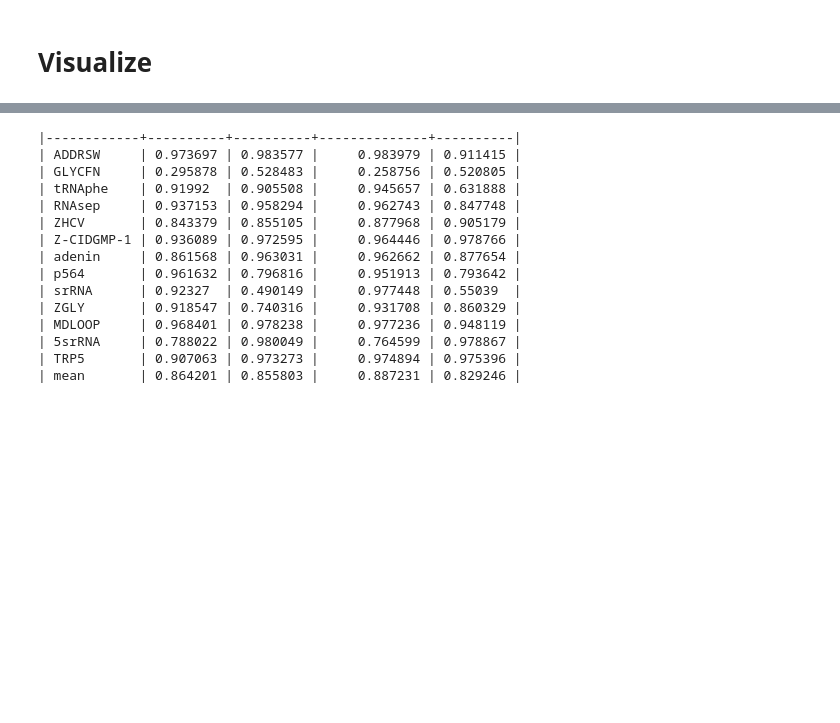
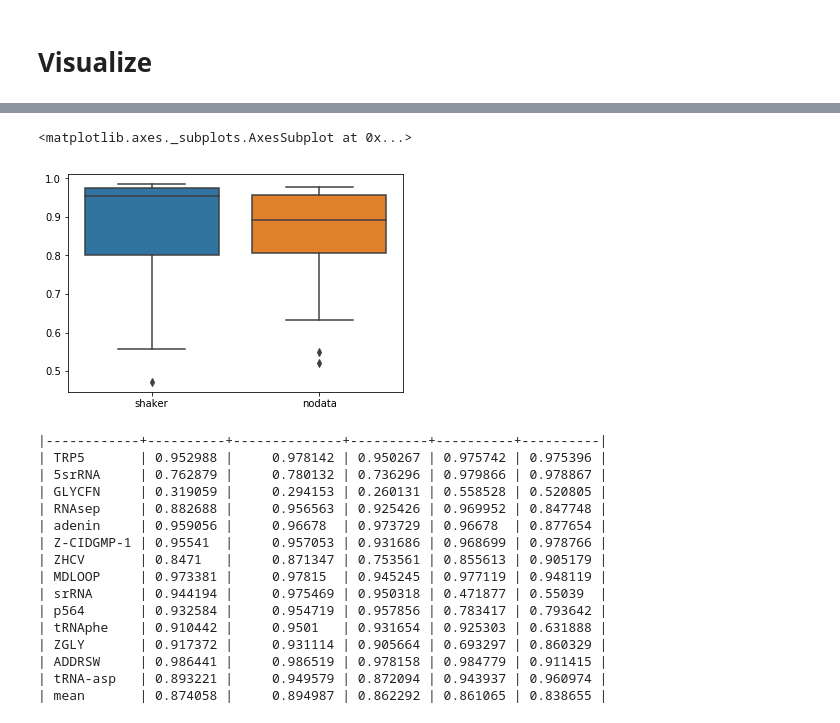
Before and after one commit to BackofenLab/ShaKer, a Jupyter notebook: notebooks/03_accessibility.ipynb, the cells around one changed output, grey strips where cells are left out. Cells and saved outputs as stored; diff of their text form; code cells hidden in the pictures; blank space fills up the shorter version.

```diff
--- a/notebooks/03_accessibility.ipynb
+++ b/notebooks/03_accessibility.ipynb
@@ -96,30 +105,31 @@ corr_nodata =  corr(acc_nodata, acc_shape)
+# %%
+import seaborn as sns
+sns.boxplot(data=pandas.DataFrame(data2[3:], index=index[3:]).T)
+# %% [output]
+<matplotlib.axes._subplots.AxesSubplot at 0x...>
+[figure, added]
 # %%
-import pandas
-import numpy as np
-index= ['suko',"shaker","shaker_str","nodata"]
-data2 = [corr_suko,corr_shaker, corr_shaker_str,corr_nodata]
 map(lambda x:x.append(np.mean(x)),data2)
-
 data2 = pandas.DataFrame(data2, columns=keys+['mean'], index=index).T
-
 from tabulate import tabulate
 print tabulate(data2, headers="keys", tablefmt="orgtbl")
 # %% [output]
-|------------+----------+----------+--------------+----------|
-| ADDRSW     | 0.973697 | 0.983577 |     0.983979 | 0.911415 |
-| GLYCFN     | 0.295878 | 0.528483 |     0.258756 | 0.520805 |
-| tRNAphe    | 0.91992  | 0.905508 |     0.945657 | 0.631888 |
-| RNAsep     | 0.937153 | 0.958294 |     0.962743 | 0.847748 |
-| ZHCV       | 0.843379 | 0.855105 |     0.877968 | 0.905179 |
-| Z-CIDGMP-1 | 0.936089 | 0.972595 |     0.964446 | 0.978766 |
-| adenin     | 0.861568 | 0.963031 |     0.962662 | 0.877654 |
-| p564       | 0.961632 | 0.796816 |     0.951913 | 0.793642 |
-| srRNA      | 0.92327  | 0.490149 |     0.977448 | 0.55039  |
-| ZGLY       | 0.918547 | 0.740316 |     0.931708 | 0.860329 |
-| MDLOOP     | 0.968401 | 0.978238 |     0.977236 | 0.948119 |
-| 5srRNA     | 0.788022 | 0.980049 |     0.764599 | 0.978867 |
-| TRP5       | 0.907063 | 0.973273 |     0.974894 | 0.975396 |
-| mean       | 0.864201 | 0.855803 |     0.887231 | 0.829246 |
+|------------+----------+--------------+----------+----------+----------|
+| TRP5       | 0.952988 |     0.978142 | 0.950267 | 0.975742 | 0.975396 |
+| 5srRNA     | 0.762879 |     0.780132 | 0.736296 | 0.979866 | 0.978867 |
+| GLYCFN     | 0.319059 |     0.294153 | 0.260131 | 0.558528 | 0.520805 |
+| RNAsep     | 0.882688 |     0.956563 | 0.925426 | 0.969952 | 0.847748 |
+| adenin     | 0.959056 |     0.96678  | 0.973729 | 0.96678  | 0.877654 |
+| Z-CIDGMP-1 | 0.95541  |     0.957053 | 0.931686 | 0.968699 | 0.978766 |
+| ZHCV       | 0.8471   |     0.871347 | 0.753561 | 0.855613 | 0.905179 |
+| MDLOOP     | 0.973381 |     0.97815  | 0.945245 | 0.977119 | 0.948119 |
+| srRNA      | 0.944194 |     0.975469 | 0.950318 | 0.471877 | 0.55039  |
+| p564       | 0.932584 |     0.954719 | 0.957856 | 0.783417 | 0.793642 |
+| tRNAphe    | 0.910442 |     0.9501   | 0.931654 | 0.925303 | 0.631888 |
+| ZGLY       | 0.917372 |     0.931114 | 0.905664 | 0.693297 | 0.860329 |
+| ADDRSW     | 0.986441 |     0.986519 | 0.978158 | 0.984779 | 0.911415 |
+| tRNA-asp   | 0.893221 |     0.949579 | 0.872094 | 0.943937 | 0.960974 |
+| mean       | 0.874058 |     0.894987 | 0.862292 | 0.861065 | 0.838655 |
 # %%
 print data2.to_latex()
 # %% [output]
```
Also changed, not shown: parts of 10 cells of this notebook, 2 other files.
